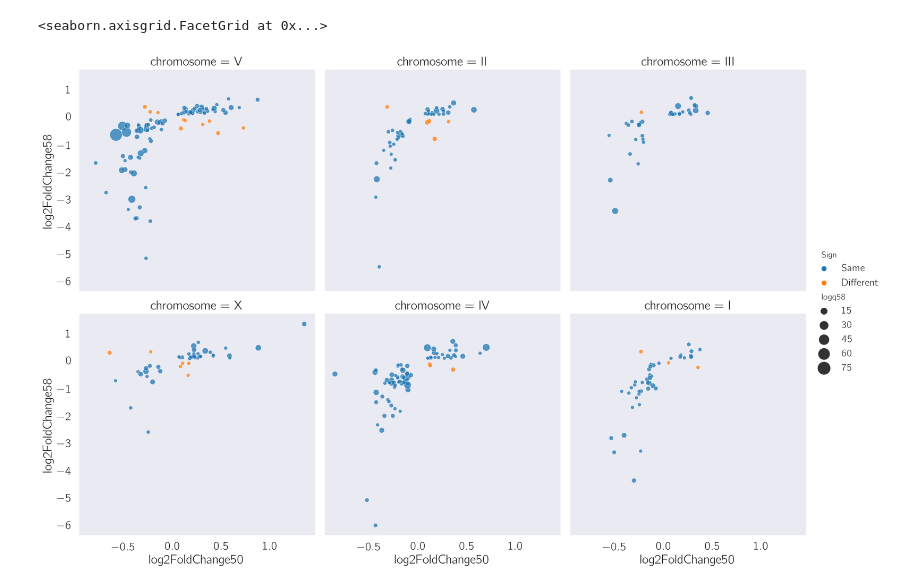
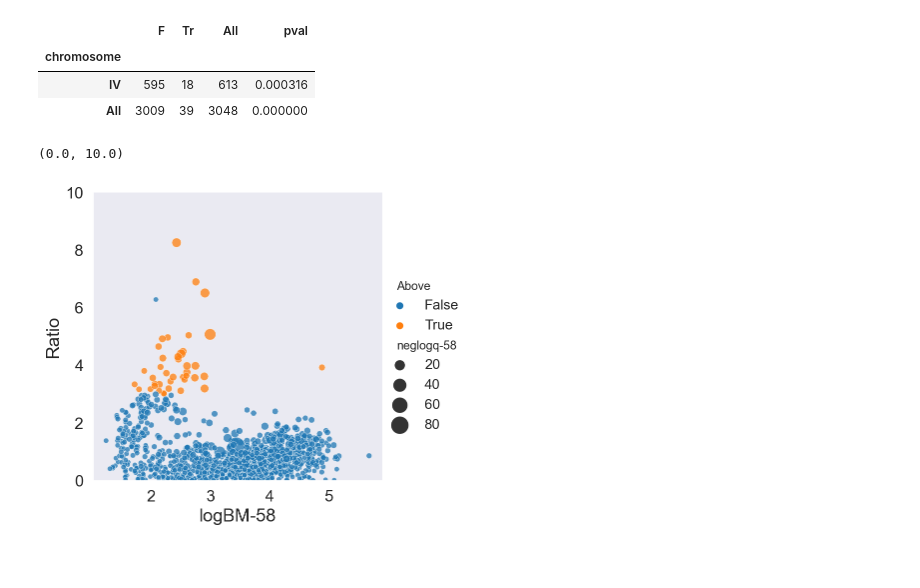
Before and after one commit to dangeles/Ascr10xomics, a Jupyter notebook: src/Preliminaries.ipynb, the cells around one changed output. Saved outputs shown, nothing was run; the diff lists cells and outputs as text; code cells hidden in the pictures; blank space fills up the shorter version.

Commit message:
Cleaned up preliminaries notebook

```diff
--- a/src/Preliminaries.ipynb
+++ b/src/Preliminaries.ipynb
@@ -7,7 +7,7 @@ import matplotlib.pyplot as plt
 import seaborn as sns
 from matplotlib import rc
 
-rc('text', usetex=True)
+rc('text', usetex=False)
 rc('text.latex', preamble=r'\usepackage{cmbright}')
 rc('font', **{'family': 'sans-serif', 'sans-serif': ['Helvetica']})
 
@@ -26,3 +26,5 @@ sns.set_style("dark")
 mpl.rcParams['xtick.labelsize'] = 16
 mpl.rcParams['ytick.labelsize'] = 16
 mpl.rcParams['legend.fontsize'] = 14
+
+res = pd.read_csv('../data/master_table.tsv', sep='\t')
@@ -122,0 +75,20 @@ sns.relplot(
+# %%
+res = res[res['Sign-WT'] == 'Same']
+
+sig = (res['padj-58'] < 0.05) & (res['padj-50'] < 0.05)
+#sig = (res.padj50 < 0.05)
+
+sns.relplot(
+    data=res[sig],
+    x="log2FoldChange-50", y="log2FoldChange-58",
+    size='neglogq-58', hue='Above',
+    kind="scatter", sizes=(25, 300),# hue='Significance',
+    alpha=0.75
+)
+
+plt.plot(res['log2FoldChange-50'], 1 * res['log2FoldChange-50'],
+         label='50hrs = 58hrs', color='red', ls='--')
+plt.xlim(-1, 1)
+plt.ylim(-1.5, 1)
+
+save('LFC_corr_intersection-clean.pdf')
@@ -122,0 +114,4 @@ sns.relplot(
+# %%
+res.Above = res.Above.astype('category')
+sns.boxplot(x='neglogq-58', y='Above', data=res[sig])
+plt.xlim(0, 30)
@@ -123,15 +121,26 @@ sns.relplot(
+# %%
+whale = pd.DataFrame(pd.crosstab(res.chromosome, res.Above, margins=True))
+whale = pd.DataFrame(whale)
+whale.columns = ['F', 'Tr', 'All']
+whale['pval'] = whale.apply(lambda x: np.min([1, scipy.stats.hypergeom.sf(x.Tr, whale['All'].reindex(['All'])[0],
+                                                                          x['All'], whale.Tr.reindex(['All'])[0]) * 6]),
+                            axis=1)
+whale[whale.pval < 0.05]
+# %% [output]
+|  | F | Tr | All | pval |
+| chromosome |  |  |  |  |
+| IV | 595 | 18 | 613 | 0.000316 |
+| All | 3009 | 39 | 3048 | 0.000000 |
 # %%
 sns.relplot(
-    data=res[(res.padj_58 < 0.05) & (res.padj_50 < 0.05)].rename(columns={'chromosome_name': 'chromosome',
-                                                                          'log2FoldChange_50': 'log2FoldChange50',
-                                                                          'log2FoldChange_58': 'log2FoldChange58',
-                                                                          'logq_58': 'logq58'
-                                                                         }),
-    x="log2FoldChange50", y="log2FoldChange58",
-    col="chromosome", size='logq58', col_wrap=3,
-    kind="scatter", sizes=(25, 300), hue='Sign',
+    data=res[(res['padj-50'] < 0.05) & (res['Sign-WT'] == 'Same')],
+    x="logBM-58", y="Ratio",
+    size='neglogq-58',
+    kind="scatter", sizes=(25, 300), hue='Above',
     alpha=0.75
 )
+
+plt.ylim(0, 10)
 # %% [output]
-<seaborn.axisgrid.FacetGrid at 0x...>
+(0.0, 10.0)
-[figure, old version]
+[figure, new version]
```
Also changed, not shown: parts of 18 cells of this notebook.
